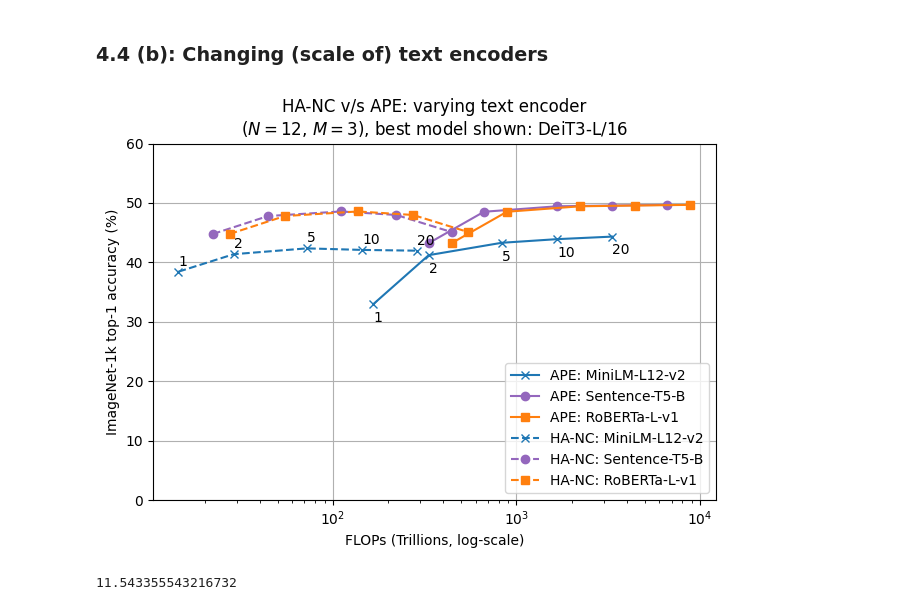
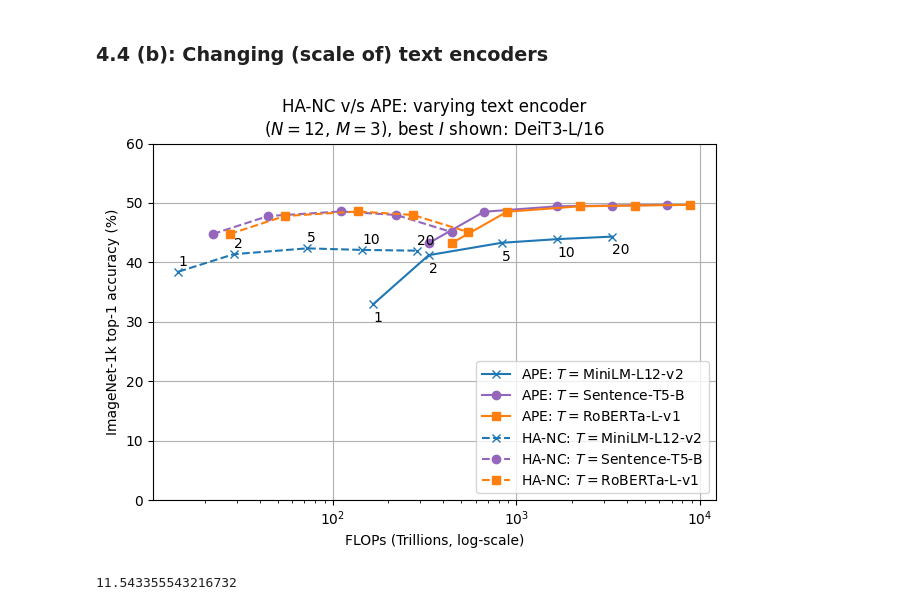
Before and after one commit to jaisidhsingh/hypa-new, a Jupyter notebook: hyperalignment/plot.ipynb, the cells around one changed output. Drawn from its saved outputs; the diff is of its cells as text; code cells hidden in the pictures.

```diff
--- a/hyperalignment/plot.ipynb
+++ b/hyperalignment/plot.ipynb
@@ -240,44 +241,44 @@ for j, bench in enumerate(["imagenet1k"]):
     hnet_acc3 = [hnet_roberta["eval"][f"epoch_{e}"][bench] for e in epochs]
     hnet_flops3 = [HNET_FLOPS_12_4_with_1024_1ep * e for e in epochs]
 
-    axes.plot(ape_flops1, ape_acc1, color="tab:blue", marker="x", label="APE: MiniLM-L12-v2")
-    axes.plot(ape_flops2, ape_acc3, color="tab:purple", marker="o", label="APE: Sentence-T5-B")
-    axes.plot(ape_flops3, ape_acc3, color="tab:orange", marker="s", label="APE: RoBERTa-L-v1")
+    axes.plot(ape_flops1, ape_acc1, color="tab:blue", marker="x", label="APE: $T=$MiniLM-L12-v2")
+    axes.plot(ape_flops2, ape_acc3, color="tab:purple", marker="o", label="APE: $T=$Sentence-T5-B")
+    axes.plot(ape_flops3, ape_acc3, color="tab:orange", marker="s", label="APE: $T=$RoBERTa-L-v1")
 
 
-    axes.plot(hnet_flops1, hnet_acc1, color="tab:blue", linestyle="--", marker="x", label="HA-NC: MiniLM-L12-v2")
-    axes.plot(hnet_flops2, hnet_acc3, color="tab:purple", linestyle="--", marker="o", label="HA-NC: Sentence-T5-B")
-    axes.plot(hnet_flops3, hnet_acc3, color="tab:orange", linestyle="--", marker="s", label="HA-NC: RoBERTa-L-v1")
+    axes.plot(hnet_flops1, hnet_acc1, color="tab:blue", linestyle="--", marker="x", label="HA-NC: $T=$MiniLM-L12-v2")
+    axes.plot(hnet_flops2, hnet_acc3, color="tab:purple", linestyle="--", marker="o", label="HA-NC: $T=$Sentence-T5-B")
+    axes.plot(hnet_flops3, hnet_acc3, color="tab:orange", linestyle="--", marker="s", label="HA-NC: $T=$RoBERTa-L-v1")
 
     for jj, e in enumerate(epochs):
         ape_flop_list = [ape_flops1, ape_flops2, ape_flops3]
         ape_acc_list = [ape_acc1, ape_acc2, ape_acc3]
         for x, y in zip(ape_flop_list, ape_acc_list):
             axes.annotate(str(e), (x[jj], y[jj] - 3))
             break
 
         hnet_flop_list = [hnet_flops1, hnet_flops2, hnet_flops3]
         hnet_acc_list = [hnet_acc1, hnet_acc2, hnet_acc3]
         for x, y in zip(hnet_flop_list, hnet_acc_list):
             axes.annotate(str(e), (x[jj], y[jj] + 1))
             break
 
     # plt.axhline(rcs[bench], linestyle="--", color="black", label="random chance")
 
     if j == 0:
         axes.legend(loc="lower right", )
     axes.set_ylim(lims[bench])
     axes.set_ylabel(f"{names[bench]} top-1 accuracy (%)")
     axes.set_xscale("log")
     axes.set_xlabel("FLOPs (Trillions, log-scale)")
     axes.grid(True)
 
-plt.title("HA-NC v/s APE: varying text encoder\n($N=12$, $M=3$), best model shown: DeiT3-L/16")
+plt.title("HA-NC v/s APE: varying text encoder\n($N=12$, $M=3$), best $I$ shown: DeiT3-L/16")
 plt.tight_layout()
 plt.savefig("final_plots/vary_te.pdf", dpi=300, format="pdf")
 plt.show()
 # %% [output]
-[figure, old version]
+[figure, new version]
 # %%
 a = 4 * get_ape_flops(384, 384) * 1 + \
     4 * get_ape_flops(768, 384) * 1 + \
```
Also changed, not shown: parts of 5 cells of this notebook, 7 other files.
